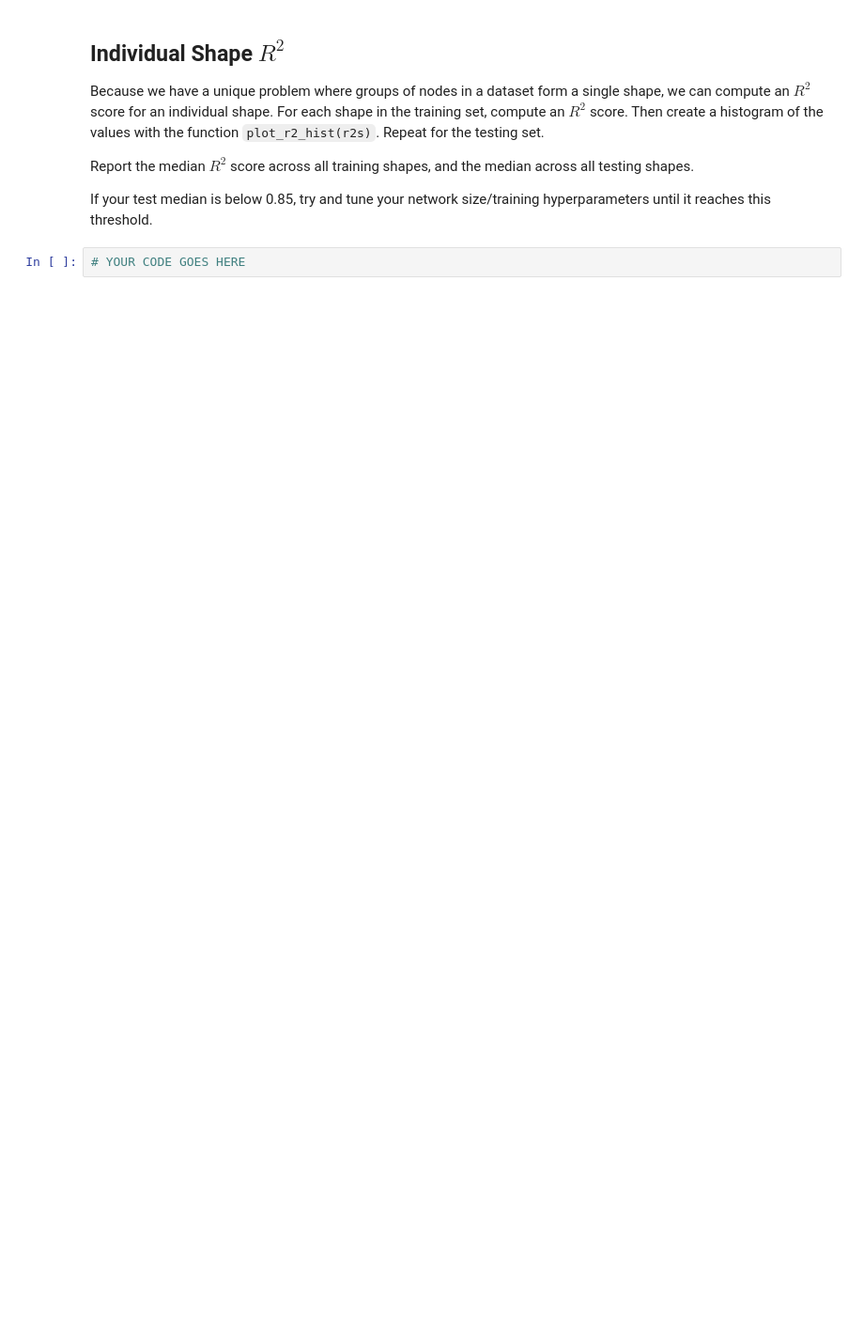
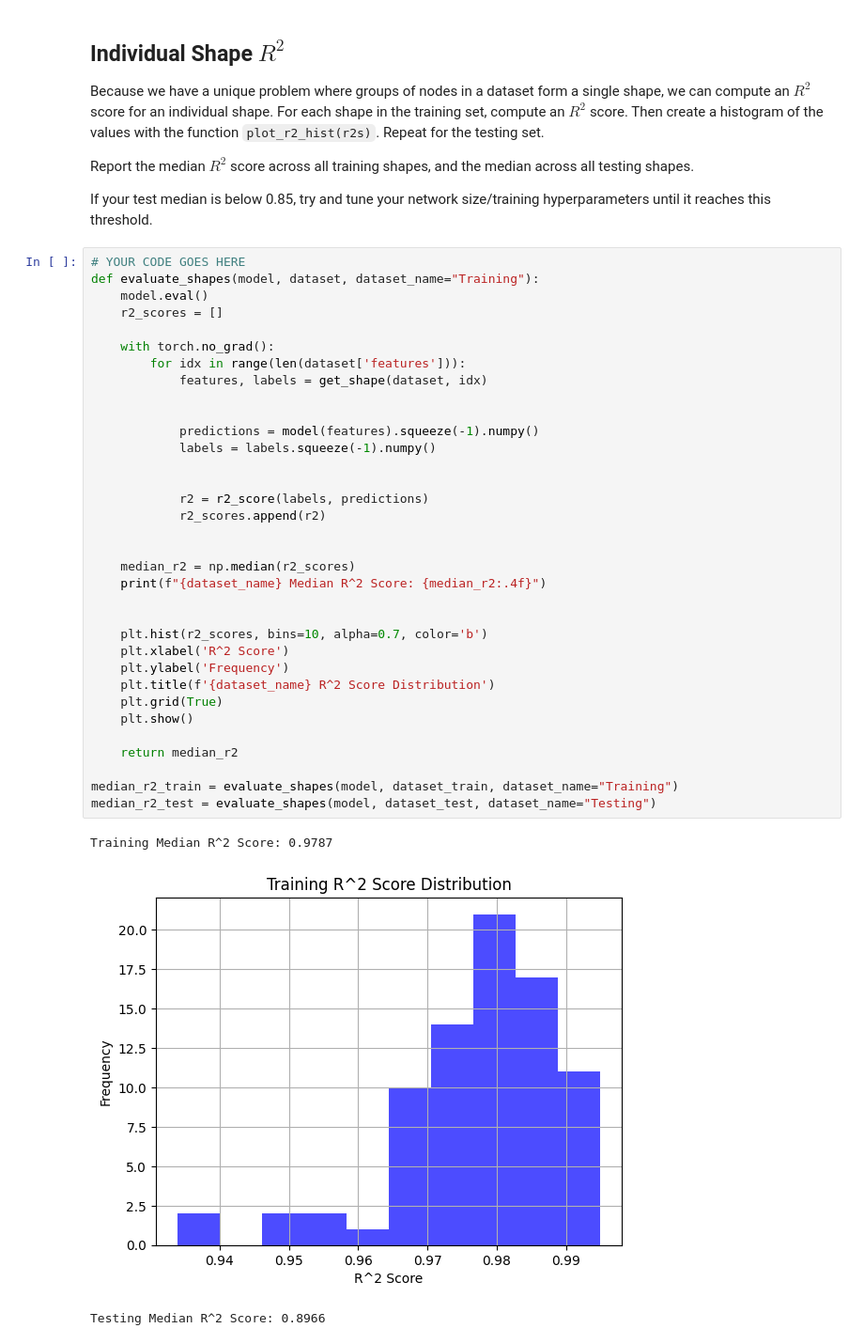
Before and after one commit to zsqu4re/ML-for-engineers, a Jupyter notebook: HW9/M9-HW1.ipynb, the cells around one changed output. Shown at 94% size. Cells and saved outputs as stored; diff of their text form; blank space fills up the shorter version.

```diff
--- a/HW9/M9-HW1.ipynb
+++ b/HW9/M9-HW1.ipynb
@@ -150,5 +277,41 @@ For each shape in the training set, compute an $R^2$ score. Then create a histog
 Report the median $R^2$ score across all training shapes, and the median across all testing shapes.
 
 If your test median is below 0.85, try and tune your network size/training hyperparameters until it reaches this threshold.
-# %%
-# YOUR CODE GOES HERE
+# %%
+# YOUR CODE GOES HERE
+def evaluate_shapes(model, dataset, dataset_name="Training"):
+    model.eval()
+    r2_scores = []
+
+    with torch.no_grad():
+        for idx in range(len(dataset['features'])):
+            features, labels = get_shape(dataset, idx)
+
+
+            predictions = model(features).squeeze(-1).numpy()
+            labels = labels.squeeze(-1).numpy()
+
+
+            r2 = r2_score(labels, predictions)
+            r2_scores.append(r2)
+
+
+    median_r2 = np.median(r2_scores)
+    print(f"{dataset_name} Median R^2 Score: {median_r2:.4f}")
+
+
+    plt.hist(r2_scores, bins=10, alpha=0.7, color='b')
+    plt.xlabel('R^2 Score')
+    plt.ylabel('Frequency')
+    plt.title(f'{dataset_name} R^2 Score Distribution')
+    plt.grid(True)
+    plt.show()
+
+    return median_r2
+
+median_r2_train = evaluate_shapes(model, dataset_train, dataset_name="Training")
+median_r2_test = evaluate_shapes(model, dataset_test, dataset_name="Testing")
+# %% [output]
+Training Median R^2 Score: 0.9787
+[figure, added]
+Testing Median R^2 Score: 0.8966
```
Also changed, not shown: parts of 12 cells of this notebook, 12 other files.
